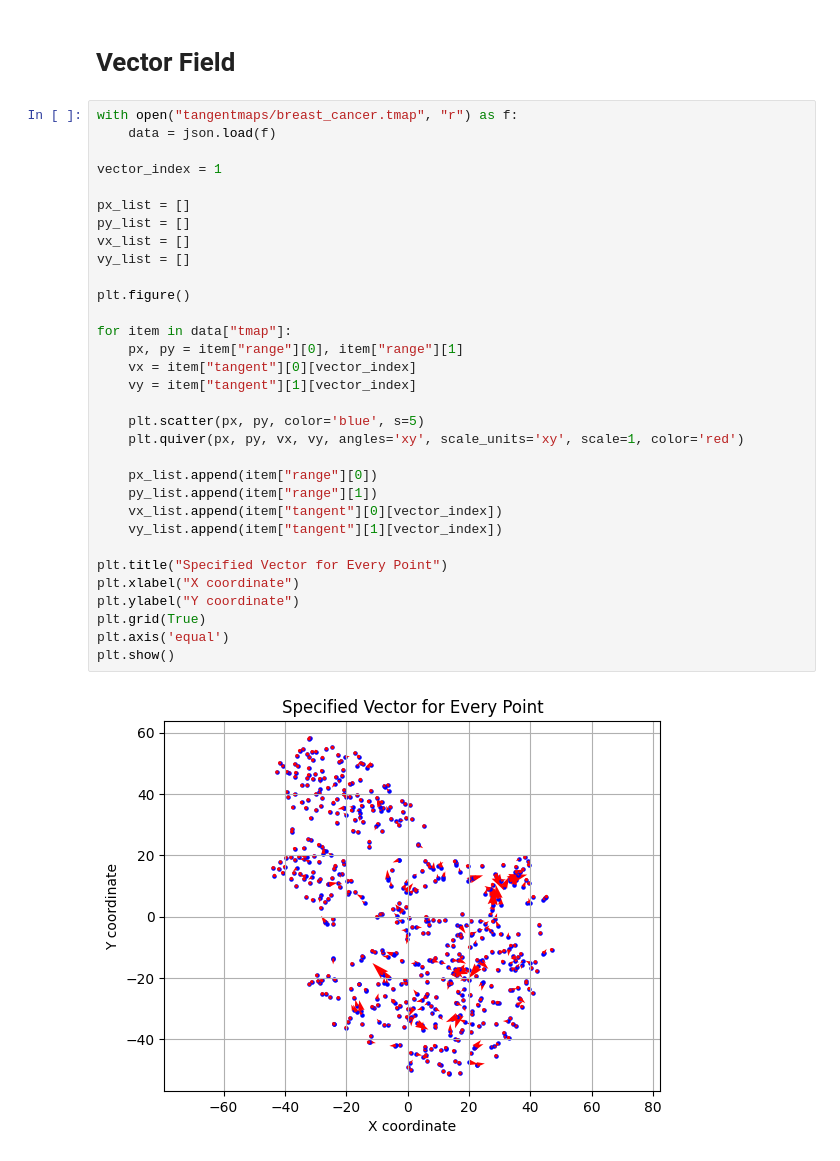
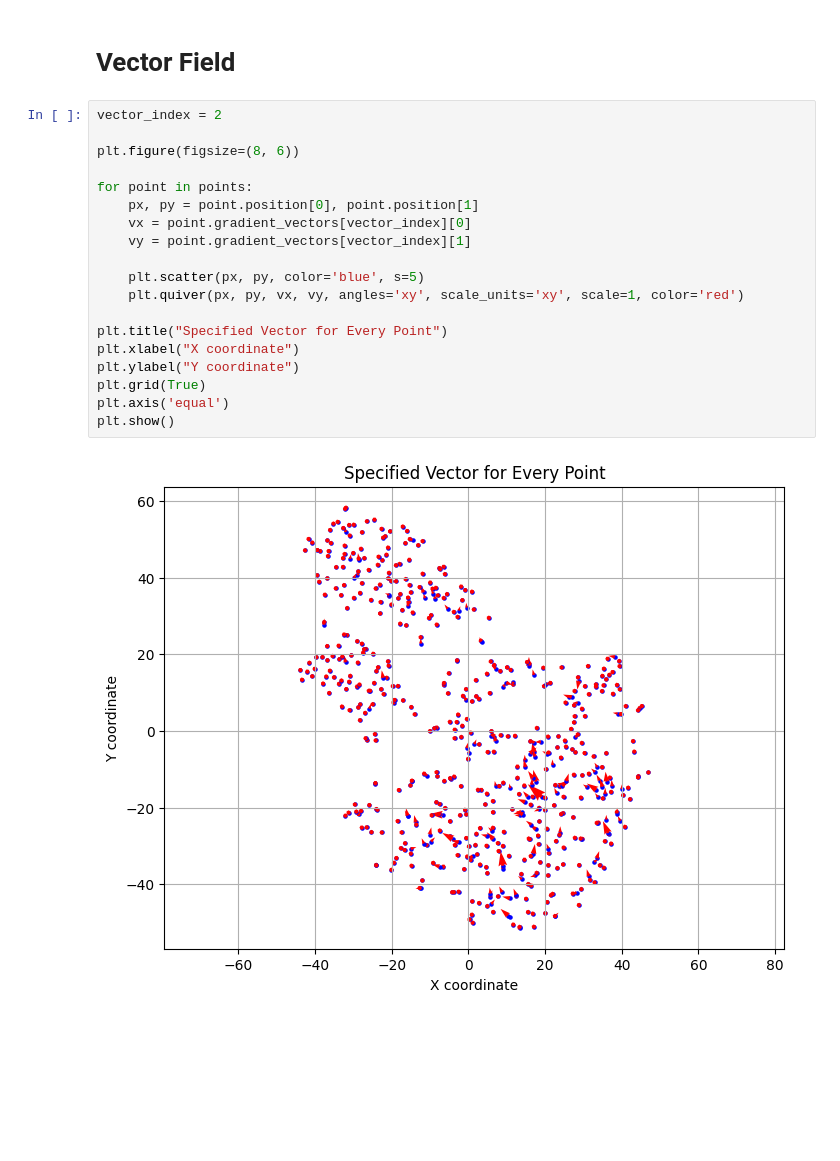
Before and after one commit to jiahaoxu14/FeatureWind, a Jupyter notebook: featurewind.ipynb, the cells around one changed output. Cells and saved outputs as stored; diff of their text form; blank space fills up the shorter version.

```diff
--- a/featurewind.ipynb
+++ b/featurewind.ipynb
@@ -18,37 +54,24 @@ print(data['Col_labels'])
 # %% [markdown]
 # Vector Field
 # %%
-with open("tangentmaps/breast_cancer.tmap", "r") as f:
-    data = json.load(f)
+vector_index = 2
 
-vector_index = 1
+plt.figure(figsize=(8, 6))
 
-px_list = []
-py_list = []
-vx_list = []
-vy_list = []
-
-plt.figure()
-
-for item in data["tmap"]:
-    px, py = item["range"][0], item["range"][1]
-    vx = item["tangent"][0][vector_index]
-    vy = item["tangent"][1][vector_index]
+for point in points:
+    px, py = point.position[0], point.position[1]
+    vx = point.gradient_vectors[vector_index][0]
+    vy = point.gradient_vectors[vector_index][1]
 
     plt.scatter(px, py, color='blue', s=5)
     plt.quiver(px, py, vx, vy, angles='xy', scale_units='xy', scale=1, color='red')
-
-    px_list.append(item["range"][0])
-    py_list.append(item["range"][1])
-    vx_list.append(item["tangent"][0][vector_index])
-    vy_list.append(item["tangent"][1][vector_index])
 
 plt.title("Specified Vector for Every Point")
 plt.xlabel("X coordinate")
 plt.ylabel("Y coordinate")
 plt.grid(True)
 plt.axis('equal')
 plt.show()
 # %% [output]
-[figure, old version]
+[figure, new version]
 # %%
```
Also changed, not shown: parts of 7 cells of this notebook.
